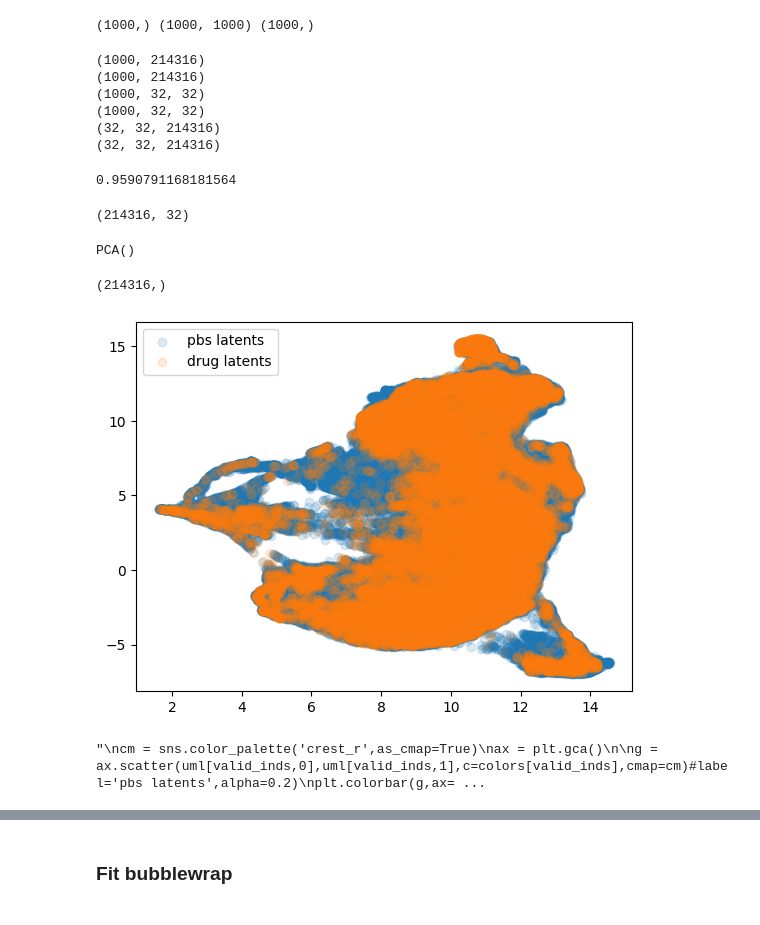
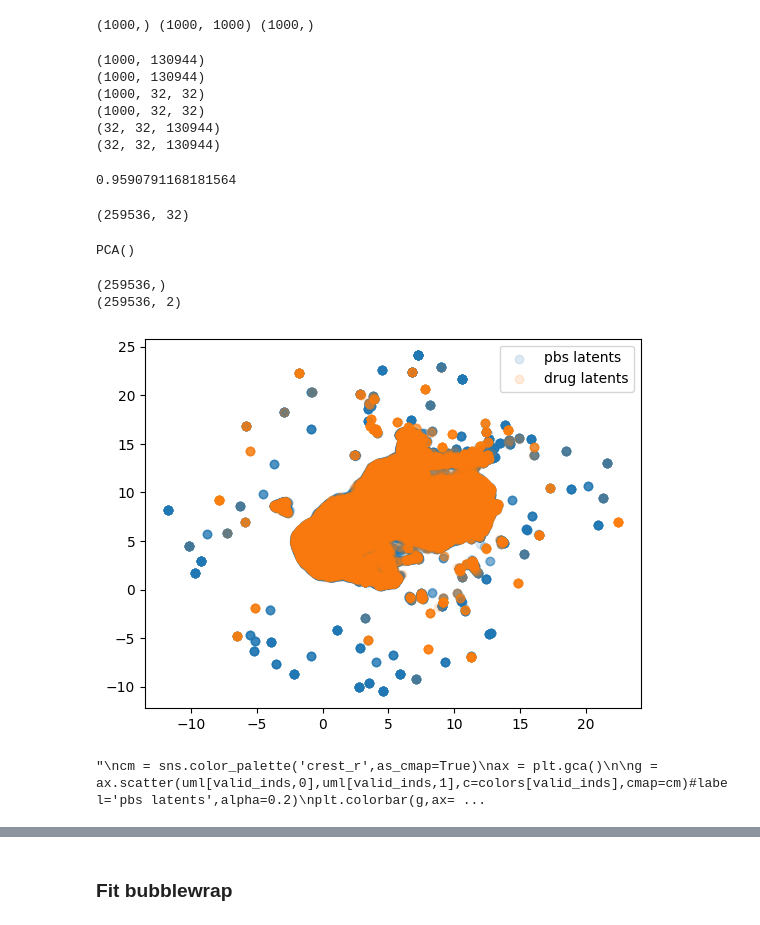
Before and after one commit to mdmarti/Bubblewrap_densities, a Jupyter notebook: budgie_warble_wrap.ipynb, the cells around one changed output, grey strips where cells are left out. Drawn from its saved outputs; the diff is of its cells as text; code cells hidden in the pictures.

Commit message:
adding changes to bubblewrap density estimation

```diff
--- a/budgie_warble_wrap.ipynb
+++ b/budgie_warble_wrap.ipynb
@@ -312,7 +262,7 @@ print(np.round(time.time()-start,3))
 # %%
-bound_pbs = bw.get_fisher_ub()
-bw_drug = bubblewrap_data(drug_lats[0])
-bound_drug = bw_drug.get_fisher_ub()
+
+bws_drug = [bubblewrap_data(d) for d in drug_lats]
+bound_drug = [bw.get_fisher_ub() for bw in bws_drug]
 # %%
 print(bound_pbs)
 print(bound_drug)
@@ -342,23 +356,22 @@ B_jax = jit(vmap(single_B,in_axes=(None,0,0,0)))
 # %%
-from bubblewrap import single_logB
-print(bw.alpha.shape,bw.A.shape,bw.B.shape)
-test_prob = B_jax(drug_lats[0][0], bw.mu,bw.L,bw.L_diag)*bw.alpha
+print(bws.alpha.shape,bws.A.shape,bws.B.shape)
+test_prob = B_jax(drug_lats[0][0], bws.mu,bws.L,bws.L_diag)*bws.alpha
 
 # update to take fisher of each distribution???
-precs_pbs = bw._get_precision()#.transpose(2,1,0)[None,...]
-precs_drug = bw_drug._get_precision()#.transpose(2,1,0)[None,...]
+precs_pbs = bws._get_precision()#.transpose(2,1,0)[None,...]
+precs_drug = bws_drug._get_precision()#.transpose(2,1,0)[None,...]
 
-drug_probs_pbs = np.vstack([B_jax(dg,bw.mu,bw.L,bw.L_diag)*bw.alpha for dg in drug_lats[0]]) # these might just need to be alphas? need to update this part and all below. and also fit to each dataset independently!!
-pbs_probs_pbs = np.vstack([B_jax(p,bw.mu,bw.L,bw.L_diag)*bw.alpha for p in pb_lats[0]])
-drug_probs_drug = np.vstack([B_jax(dg,bw_drug.mu,bw_drug.L,bw_drug.L_diag)*bw_drug.alpha for dg in drug_lats[0]])
-pbs_probs_drug = np.vstack([B_jax(p,bw_drug.mu,bw_drug.L,bw_drug.L_diag)*bw_drug.alpha for p in pb_lats[0]])
+drug_probs_pbs = np.vstack([B_jax(dg,bws.mu,bws.L,bws.L_diag)*bws.alpha for dg in np.vstack(drug_lats)]) # these might just need to be alphas? need to update this part and all below. and also fit to each dataset independently!!
+pbs_probs_pbs = np.vstack([B_jax(p,bws.mu,bws.L,bws.L_diag)*bws.alpha for p in np.vstack(pb_lats)])
+drug_probs_drug = np.vstack([B_jax(dg,bws_drug.mu,bws_drug.L,bws_drug.L_diag)*bws_drug.alpha for dg in np.vstack(drug_lats)])
+pbs_probs_drug = np.vstack([B_jax(p,bws_drug.mu,bws_drug.L,bws_drug.L_diag)*bws_drug.alpha for p in np.vstack(pb_lats)])
 # %% [output]
 (1000,) (1000, 1000) (1000,)
 # %%
 all_pbs = np.vstack([drug_probs_pbs,pbs_probs_pbs]).T
 all_drug = np.vstack([drug_probs_drug,pbs_probs_drug]).T
-precs_pbs = bw._get_precision()#.transpose(2,1,0)[None,...]
-precs_drug = bw_drug._get_precision()#.transpose(2,1,0)[None,...]
+precs_pbs = bws._get_precision()#.transpose(2,1,0)[None,...]
+precs_drug = bws_drug._get_precision()#.transpose(2,1,0)[None,...]
 print(all_drug.shape)
 print(all_pbs.shape)
 print(precs_pbs.shape)
@@ -370,12 +383,12 @@ print(precs_pbs.shape)
 print(precs_drug.shape)
 fishers_pbs,fishers_drug = np.trace(precs_pbs),np.trace(precs_drug)
 # %% [output]
-(1000, 214316)
-(1000, 214316)
+(1000, 130944)
+(1000, 130944)
 (1000, 32, 32)
 (1000, 32, 32)
-(32, 32, 214316)
-(32, 32, 214316)
+(32, 32, 130944)
+(32, 32, 130944)
 # %%
 colors = np.log(fishers_pbs/fishers_drug)
 valid_inds = np.argwhere(1- np.isnan(colors))
@@ -386,12 +399,12 @@ print(len(valid_inds)/len(colors))
 # %%
 import umap #import UMAP
 
-all_lats = np.vstack([drug_lats[0],pb_lats[0]])
+all_lats = np.vstack([np.vstack(drug_lats),np.vstack(pb_lats)])
 print(all_lats.shape)
 um = umap.UMAP(n_components=2,n_neighbors=15)
 uml = um.fit_transform(all_lats)
 # %% [output]
-(214316, 32)
+(259536, 32)
 # %%
 from sklearn.decomposition import PCA
 
@@ -403,33 +416,36 @@ PCA()
 pbs_projs,drug_projs = pca.transform(pb_lats[0]),pca.transform(drug_lats[0])
 all_projs = np.vstack([drug_projs,pbs_projs])
 # %%
+#!pip install seaborn
 %matplotlib inline
 import matplotlib.pyplot as plt
-import seaborn as sns
-inds = np.hstack([np.ones((drug_lats[0].shape[0],)),2*np.ones((pb_lats[0].shape[0],))])
+#import seaborn as sns
+inds = np.hstack([np.ones((np.vstack(drug_lats).shape[0],)),2*np.ones((np.vstack(pb_lats).shape[0],))])
 print(inds.shape)
+print(uml.shape)
 ax = plt.gca()
 
 ax.scatter(uml[inds==2,0],uml[inds==2,1],color='tab:blue',label='pbs latents',alpha=0.15)
 
 ax.scatter(uml[inds==1,0],uml[inds==1,1],color='tab:orange',label='drug latents',alpha=0.15)
 plt.legend()
 plt.show()
 plt.close()
 
 """
 cm = sns.color_palette('crest_r',as_cmap=True)
 ax = plt.gca()
 
 g = ax.scatter(uml[valid_inds,0],uml[valid_inds,1],c=colors[valid_inds],cmap=cm)#label='pbs latents',alpha=0.2)
 plt.colorbar(g,ax=ax)
 #ax.scatter(uml[inds==1,0],uml[inds==1,1],color='tab:orange',label='drug latents',alpha=0.2)
 plt.show()
 plt.close()
 """
 # %% [output]
-(214316,)
+(259536,)
+(259536, 2)
-[figure, old version]
+[figure, new version]
 "\ncm = sns.color_palette('crest_r',as_cmap=True)\nax = plt.gca()\n\ng = ax.scatter(uml[valid_inds,0],uml[valid_inds,1],c=colors[valid_inds],cmap=cm)#label='pbs latents',alpha=0.2)\nplt.colorbar(g,ax= ...
 # %%
 from matplotlib.colors import Normalize
```
Also changed, not shown: parts of 20 cells of this notebook, 1 other file.
